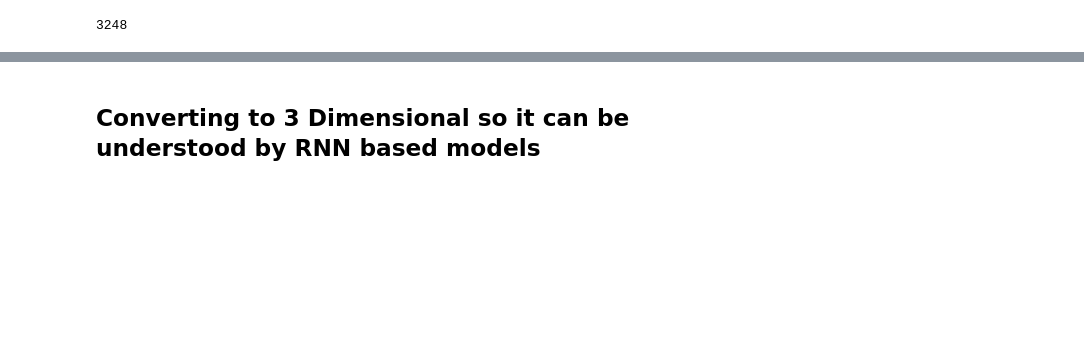
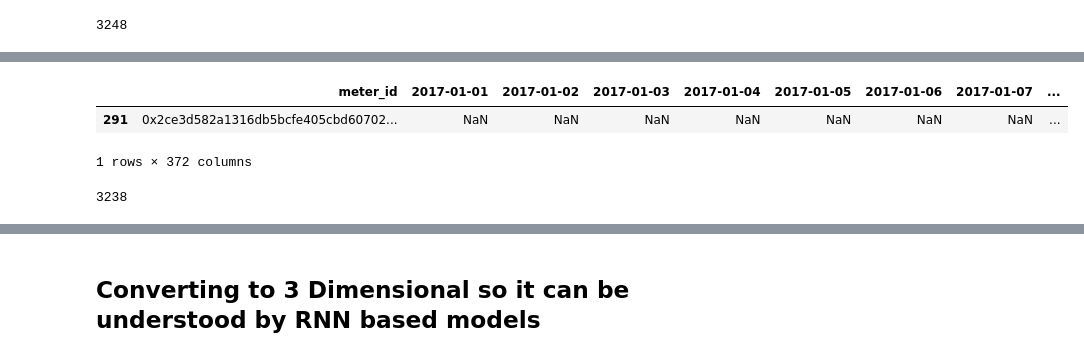
Before and after one commit to danielmusselwhite/UG_Dissertation_Energy_Forecasting, a Jupyter notebook: Src/Jupyter_Notebooks/3. Feature Engineering and Data Preparation.ipynb, the cells around one changed output, grey strips where cells are left out. Saved outputs shown, nothing was run; the diff lists cells and outputs as text; code cells hidden in the pictures; blank space fills up the shorter version.

```diff
--- a/Src/Jupyter_Notebooks/3. Feature Engineering and Data Preparation.ipynb
+++ b/Src/Jupyter_Notebooks/3. Feature Engineering and Data Preparation.ipynb
@@ -229,0 +253,11 @@ df_energy_train_no_nan["meter_id"].nunique()
+# %%
+df_energy_addInfo[df_energy_addInfo.meter_id == '0x2ce3d582a1316db5bcfe405cbd6070268944778e']
+# %% [output]
+|  | meter_id | 2017-01-01 | 2017-01-02 | 2017-01-03 | 2017-01-04 | 2017-01-05 | 2017-01-06 | 2017-01-07 | ... |
+| 291 | 0x2ce3d582a1316db5bcfe405cbd60702... | NaN | NaN | NaN | NaN | NaN | NaN | NaN | ... |
+1 rows × 372 columns
+# %%
+#require the last days row as a minimum in order to iteratively make our predictions
+len(df_energy_train_no_nan[df_energy_train_no_nan.date == '2017-12-31'])
+# %% [output]
+3238
```
Also changed, not shown: parts of 10 cells of this notebook.
